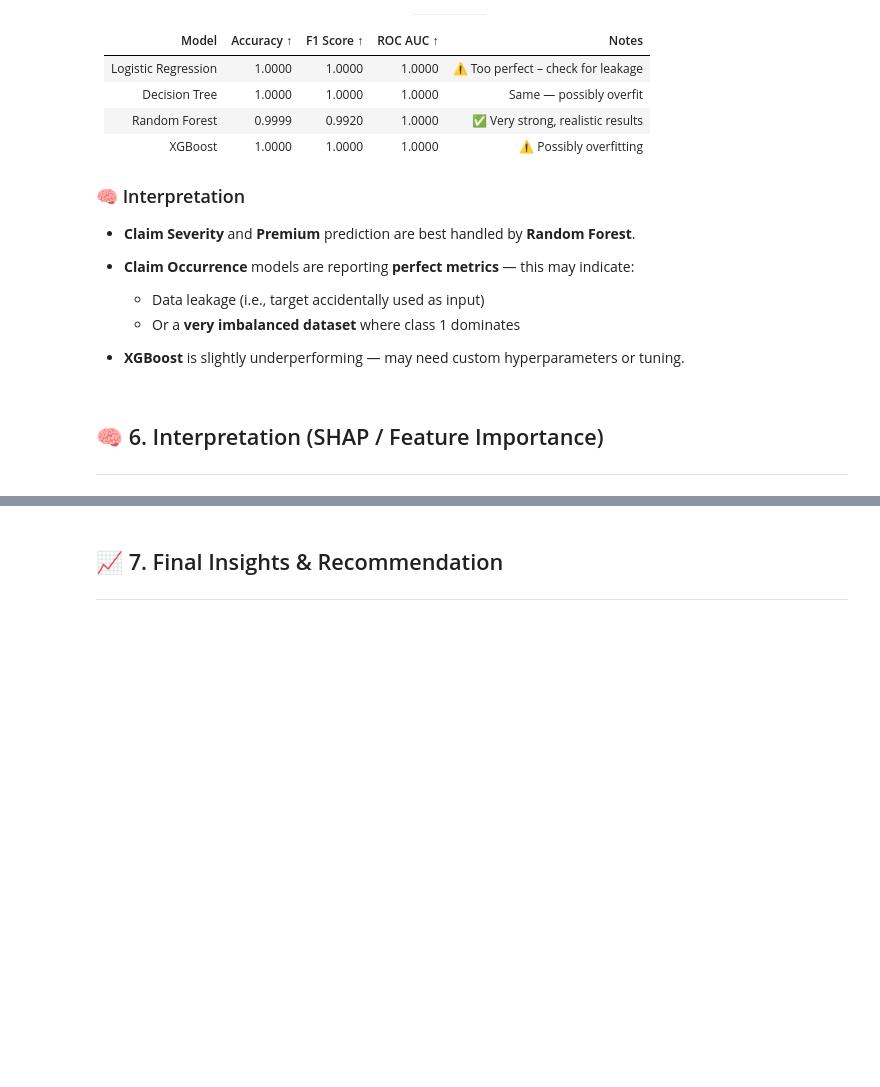
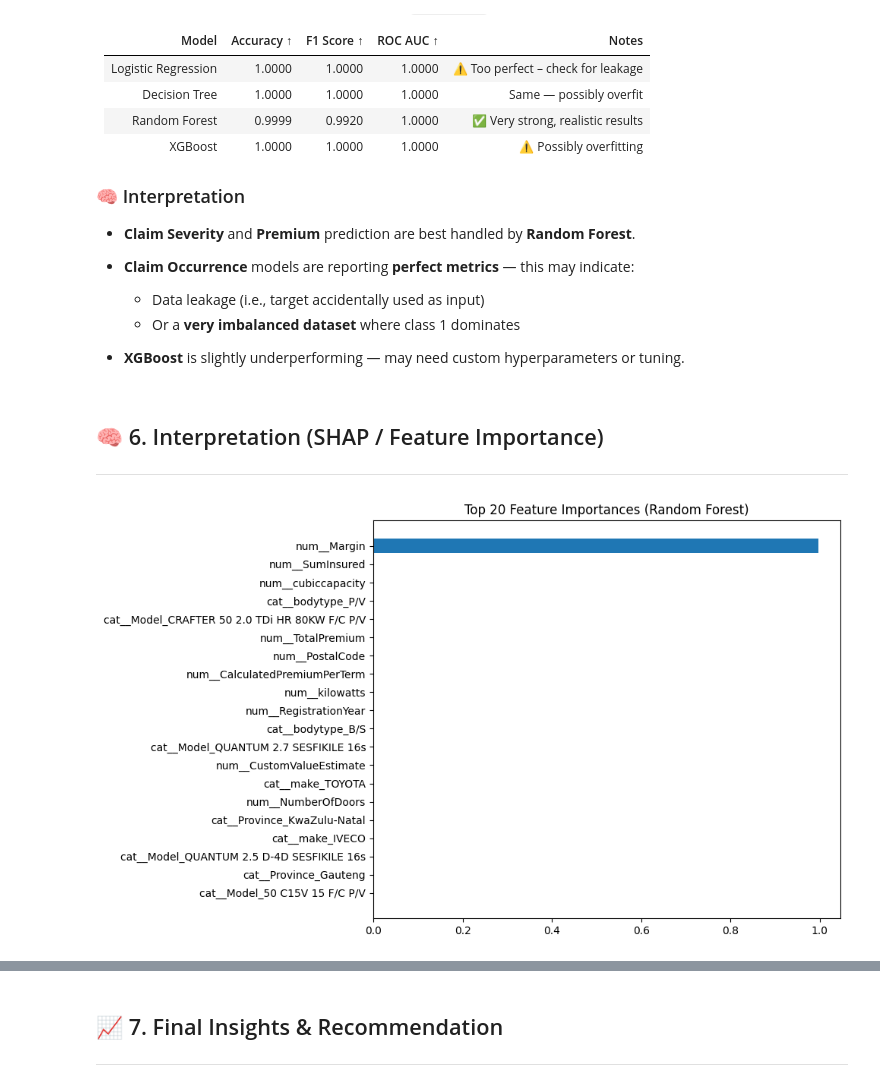
Before and after one commit to 5237-mests/acis-insurance-risk-analytics, a Jupyter notebook: notebooks/04_claim_risk_and_pricing_models.ipynb, the cells around one changed output, grey strips where cells are left out. Drawn from its saved outputs; the diff is of its cells as text; code cells hidden in the pictures; blank space fills up the shorter version.

```diff
--- a/notebooks/04_claim_risk_and_pricing_models.ipynb
+++ b/notebooks/04_claim_risk_and_pricing_models.ipynb
@@ -160,7 +156,29 @@ Parameters: { "use_label_encoder" } are not used.
 # %%
 
 # 🔍 Step 1: Extract model, preprocessor, and transformed data (example: random forest from claim severity)
-model = pipe.named_steps["regressor"]
-X_transformed = pipe.named_steps["preprocessor"].transform(X_train)
-feature_names = pipe.named_steps["preprocessor"].get_feature_names_out()
-# 🔍 Step 2: Calculate SHAP values
+from src.services.model_inputs import get_claim_severity_data
+X_train, X_test, y_train, y_test, _ = get_claim_severity_data(df)
+
+model = fitted_pipes_claim_severity['Random Forest'].named_steps["regressor"]
+X_transformed = fitted_pipes_claim_severity['Random Forest'].named_steps["preprocessor"].transform(X_train)
+feature_names = fitted_pipes_claim_severity['Random Forest'].named_steps["preprocessor"].get_feature_names_out()
+# %%
+
+# ✅ Step 2: Global Feature Importance (Random Forest)
+import pandas as pd
+import matplotlib.pyplot as plt
+
+importances = model.feature_importances_
+feat_df = pd.DataFrame({
+    "feature": feature_names,
+    "importance": importances
+}).sort_values(by="importance", ascending=False).head(20)
+
+plt.figure(figsize=(10, 6))
+plt.barh(feat_df["feature"], feat_df["importance"])
+plt.gca().invert_yaxis()
+plt.title("Top 20 Feature Importances (Random Forest)")
+plt.tight_layout()
+plt.show()
+# %% [output]
+[figure, added]
```
Also changed, not shown: parts of 7 cells of this notebook.
